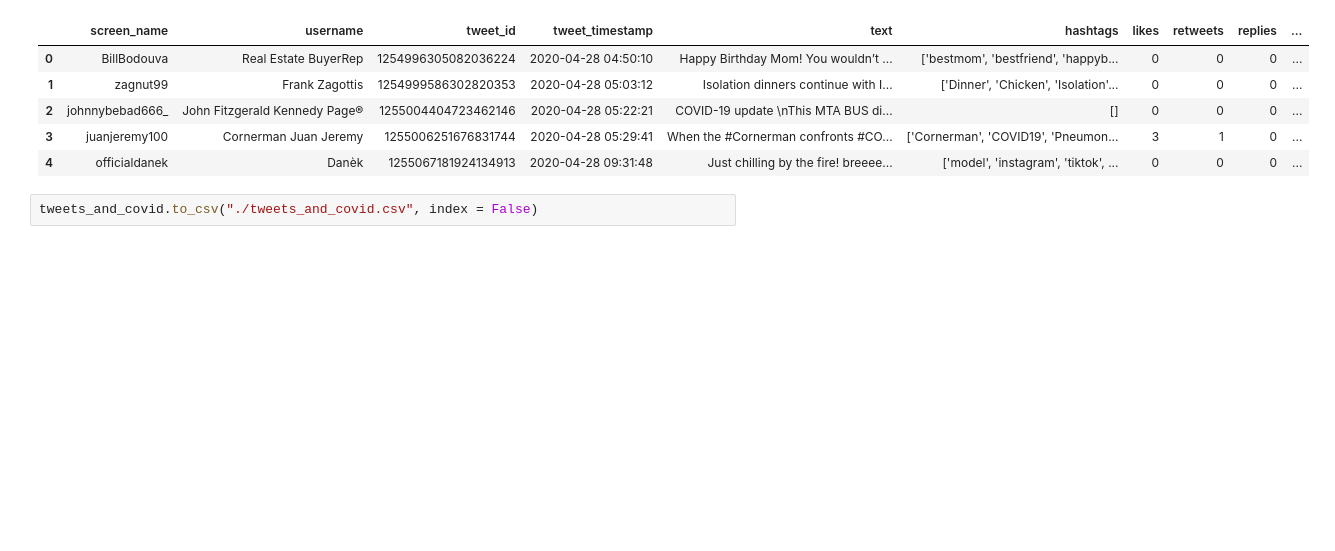
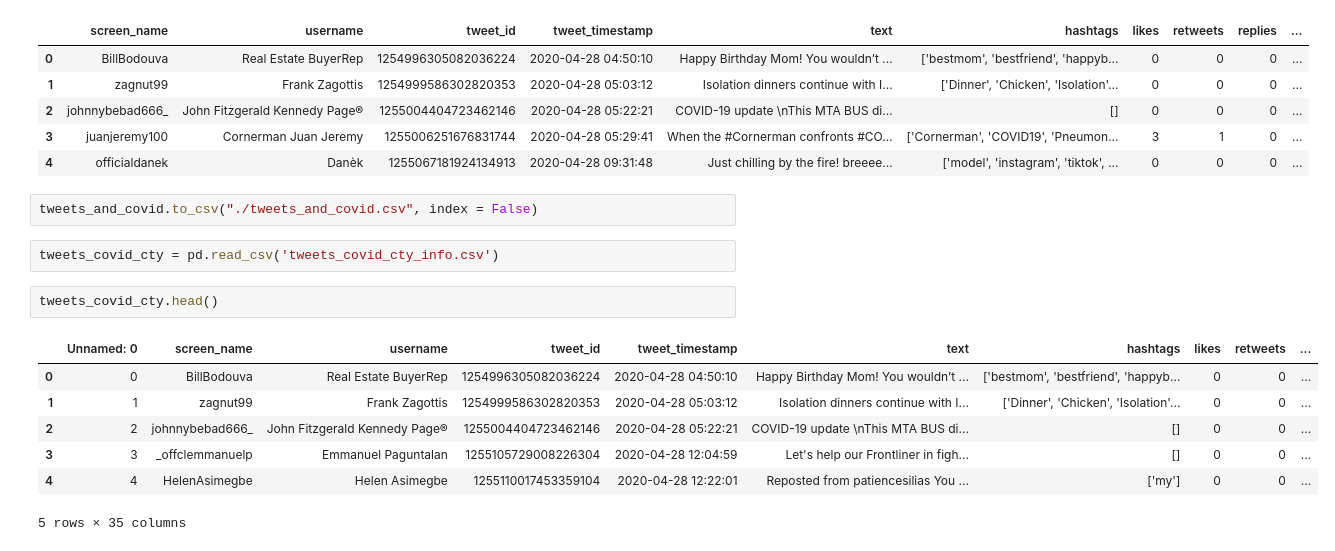
Before and after one commit to JulKelman/Sentiment-Analysis-of-Covid-19-Related-Tweets, a Jupyter notebook: julia/Twiter Data.ipynb, the cells around one changed output. Cells and saved outputs as stored; diff of their text form; blank space fills up the shorter version.

```diff
--- a/julia/Twiter Data.ipynb
+++ b/julia/Twiter Data.ipynb
@@ -197,3 +201,15 @@ tweets_and_covid.head()
 | 4 | officialdanek | Danèk | 1255067181924134913 | 2020-04-28 09:31:48 | Just chilling by the fire! breeee... | ['model', 'instagram', 'tiktok', ... | 0 | 0 | 0 | ... |
 # %%
 tweets_and_covid.to_csv("./tweets_and_covid.csv", index = False)
+# %%
+tweets_covid_cty = pd.read_csv('tweets_covid_cty_info.csv')
+# %%
+tweets_covid_cty.head()
+# %% [output]
+|  | Unnamed: 0 | screen_name | username | tweet_id | tweet_timestamp | text | hashtags | likes | retweets | ... |
+| 0 | 0 | BillBodouva | Real Estate BuyerRep | 1254996305082036224 | 2020-04-28 04:50:10 | Happy Birthday Mom! You wouldn’t ... | ['bestmom', 'bestfriend', 'happyb... | 0 | 0 | ... |
+| 1 | 1 | zagnut99 | Frank Zagottis | 1254999586302820353 | 2020-04-28 05:03:12 | Isolation dinners continue with I... | ['Dinner', 'Chicken', 'Isolation'... | 0 | 0 | ... |
+| 2 | 2 | johnnybebad666_ | John Fitzgerald Kennedy Page® | 1255004404723462146 | 2020-04-28 05:22:21 | COVID-19 update \nThis MTA BUS di... | [] | 0 | 0 | ... |
+| 3 | 3 | _offclemmanuelp | Emmanuel Paguntalan | 1255105729008226304 | 2020-04-28 12:04:59 | Let's help our Frontliner in figh... | [] | 0 | 0 | ... |
+| 4 | 4 | HelenAsimegbe | Helen Asimegbe | 1255110017453359104 | 2020-04-28 12:22:01 | Reposted from patiencesilias You ... | ['my'] | 0 | 0 | ... |
+5 rows × 35 columns
```
Also changed, not shown: parts of 5 cells of this notebook, 4 other files.
